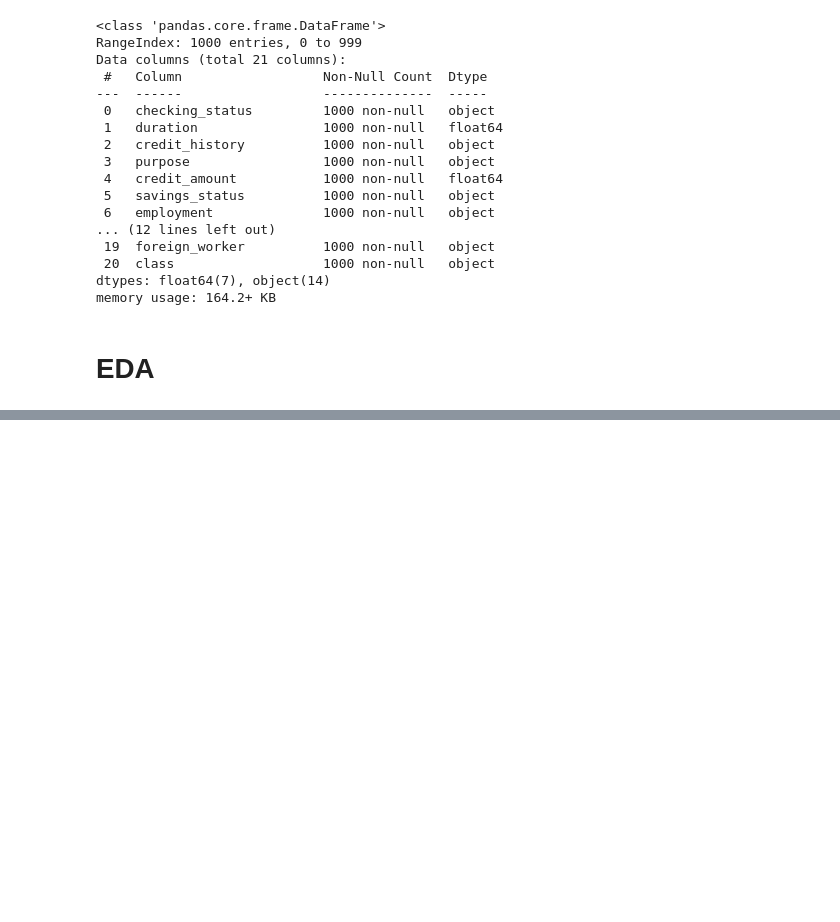
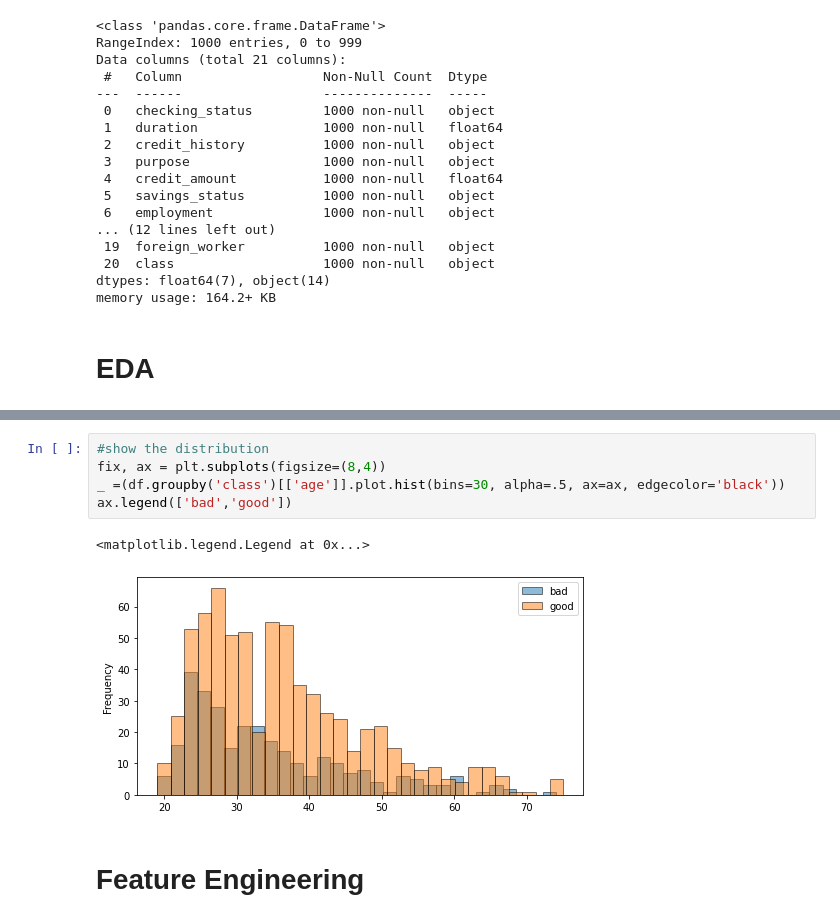
Before and after one commit to gscibi/Classification-Project, a Jupyter notebook: explore.ipynb, the cells around one changed output, grey strips where cells are left out. Drawn from its saved outputs; the diff is of its cells as text; blank space fills up the shorter version.

```diff
--- a/explore.ipynb
+++ b/explore.ipynb
@@ -26,0 +165,10 @@ memory usage: 164.2+ KB
+# %%
+#show the distribution
+fix, ax = plt.subplots(figsize=(8,4))
+_ =(df.groupby('class')[['age']].plot.hist(bins=30, alpha=.5, ax=ax, edgecolor='black'))
+ax.legend(['bad','good'])
+# %% [output]
+<matplotlib.legend.Legend at 0x...>
+[figure, added]
+# %% [markdown]
+# Feature Engineering
```
Also changed, not shown: parts of 6 cells of this notebook, 2 other files.
